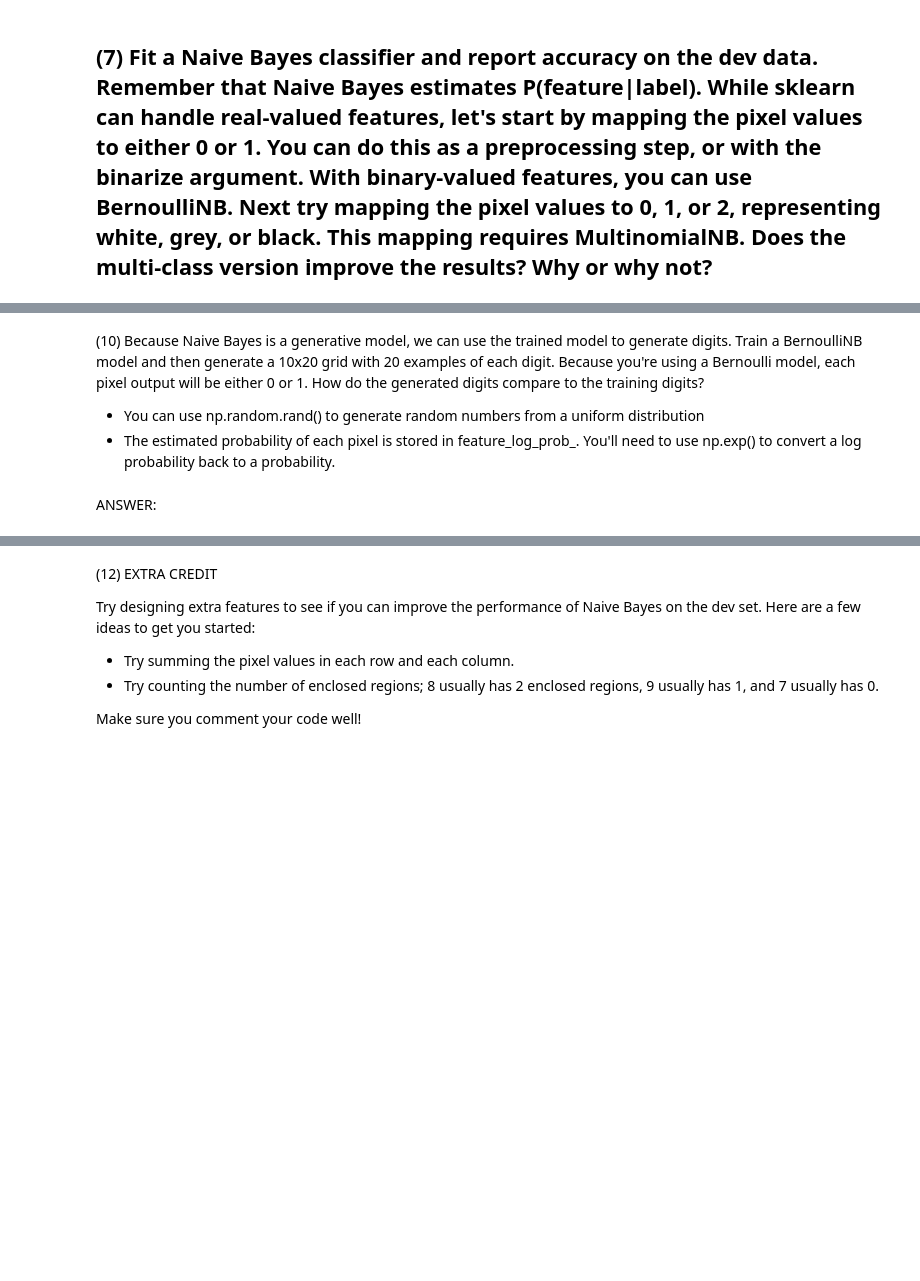
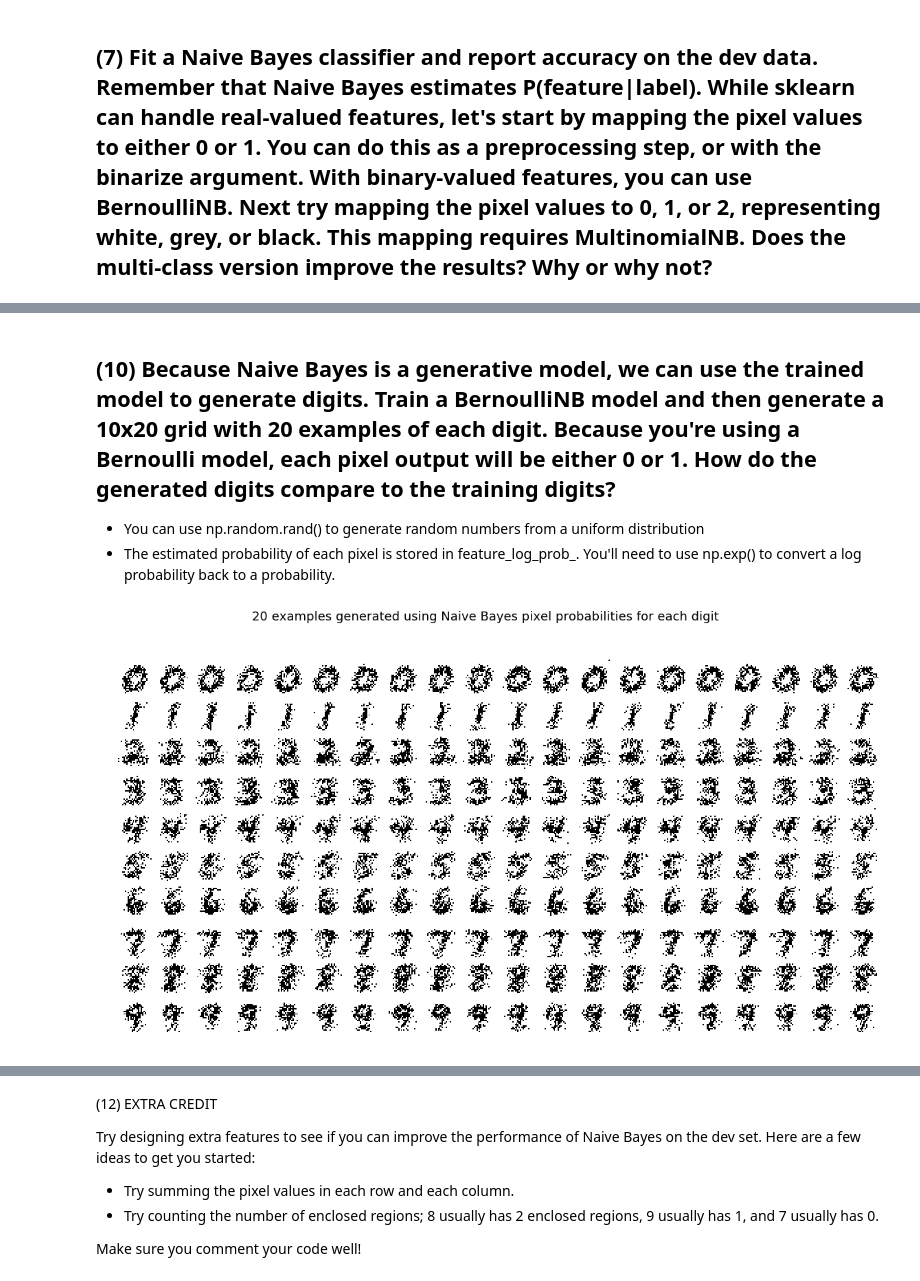
Before and after one commit to amkabatznick/MIDS-W207, a Jupyter notebook: Andrew_Kabatznick_p1.ipynb, the cells around one changed output, grey strips where cells are left out. Drawn from its saved outputs; the diff is of its cells as text; code cells hidden in the pictures; blank space fills up the shorter version.

```diff
--- a/Andrew_Kabatznick_p1.ipynb
+++ b/Andrew_Kabatznick_p1.ipynb
@@ -500,5 +643,5 @@ ANSWER:
 # %% [markdown]
-(10) Because Naive Bayes is a generative model, we can use the trained model to generate digits. Train a BernoulliNB model and then generate a 10x20 grid with 20 examples of each digit. Because you're using a Bernoulli model, each pixel output will be either 0 or 1. How do the generated digits compare to the training digits?
+## (10) Because Naive Bayes is a generative model, we can use the trained model to generate digits. Train a BernoulliNB model and then generate a 10x20 grid with 20 examples of each digit. Because you're using a Bernoulli model, each pixel output will be either 0 or 1. How do the generated digits compare to the training digits?
 
 - You can use np.random.rand() to generate random numbers from a uniform distribution
 - The estimated probability of each pixel is stored in feature\_log\_prob\_. You'll need to use np.exp() to convert a log probability back to a probability.
@@ -514,2 +648,30 @@ ANSWER:
-# %% [markdown]
-ANSWER:
+# %%
+def P10(num_examples):
+    ### STUDENT START ###
+    #Builds Bernoulli Naive Bayes Model
+    BNB = BernoulliNB(alpha=0.01,binarize=0.13)
+    #Fits the Bernoulli Naive Bayes Model
+    BNB.fit(mini_train_data,mini_train_labels)
+    #Finds Probability by pixel by 0
+    Probabilities = np.exp(BNB.feature_log_prob_)
+    #Creates Plot
+    fig,ax = plt.subplots(10,num_examples,figsize=(20,10),sharex=True,sharey=True)
+    fig.suptitle('{} examples generated using Naive Bayes pixel probabilities for each digit'.format(num_examples), size=18)
+    #Loops through each digit
+    for i in range(Probabilities.shape[0]):
+        #Loops through the Number of Examples per Pixel
+        for j in range(num_examples):
+            # Compares probability at a point vs a random number from a uniform distribution.
+            # Uses this array to simulate a given digit.
+            # We then plot them using the black on white color map
+            ax[i,j].imshow((Probabilities[i] > np.random.rand(784)).reshape((28,28)),
+                           cmap='gray_r')
+            ax[i,j].axis('off')
+            ax[i,j].set_aspect('equal')
+    #Eliminates white space between subplots
+    plt.subplots_adjust(wspace=0, hspace=0)
+    ### STUDENT END ###
+
+P10(20)
+# %% [output]
+[figure, added]
```
Also changed, not shown: parts of 30 cells of this notebook, 2 other files.
